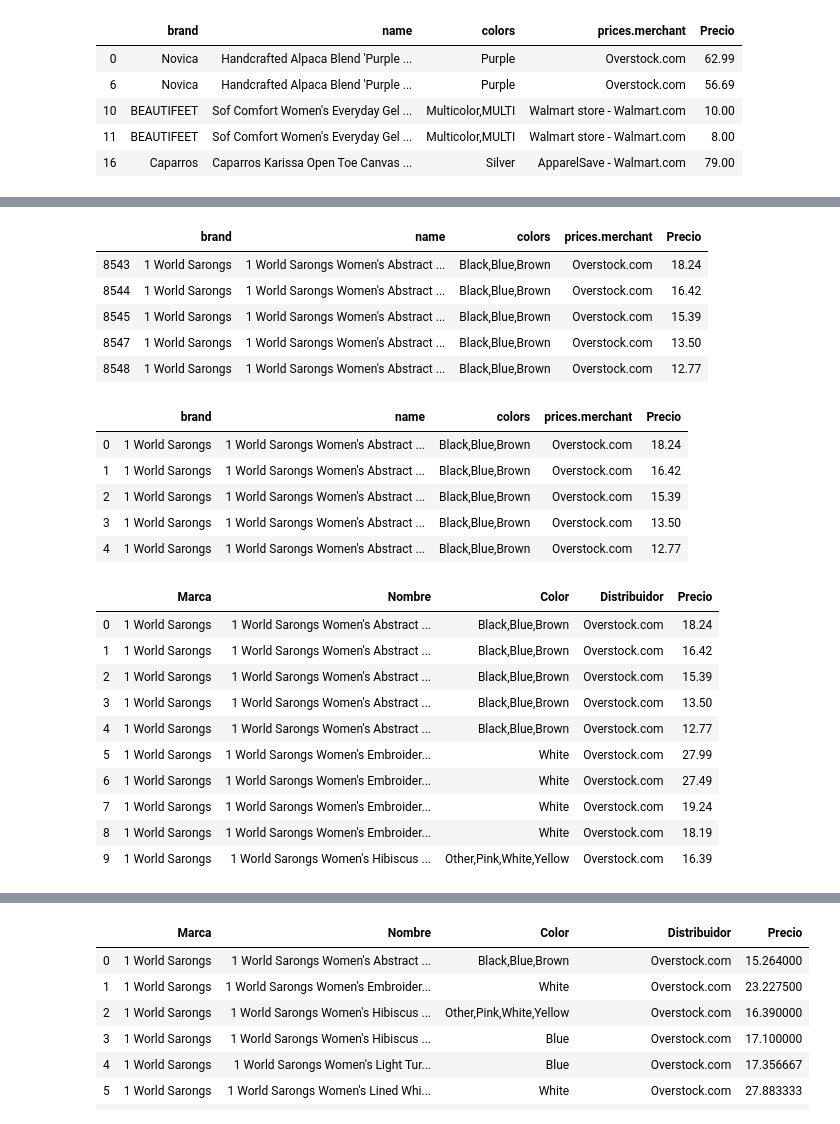
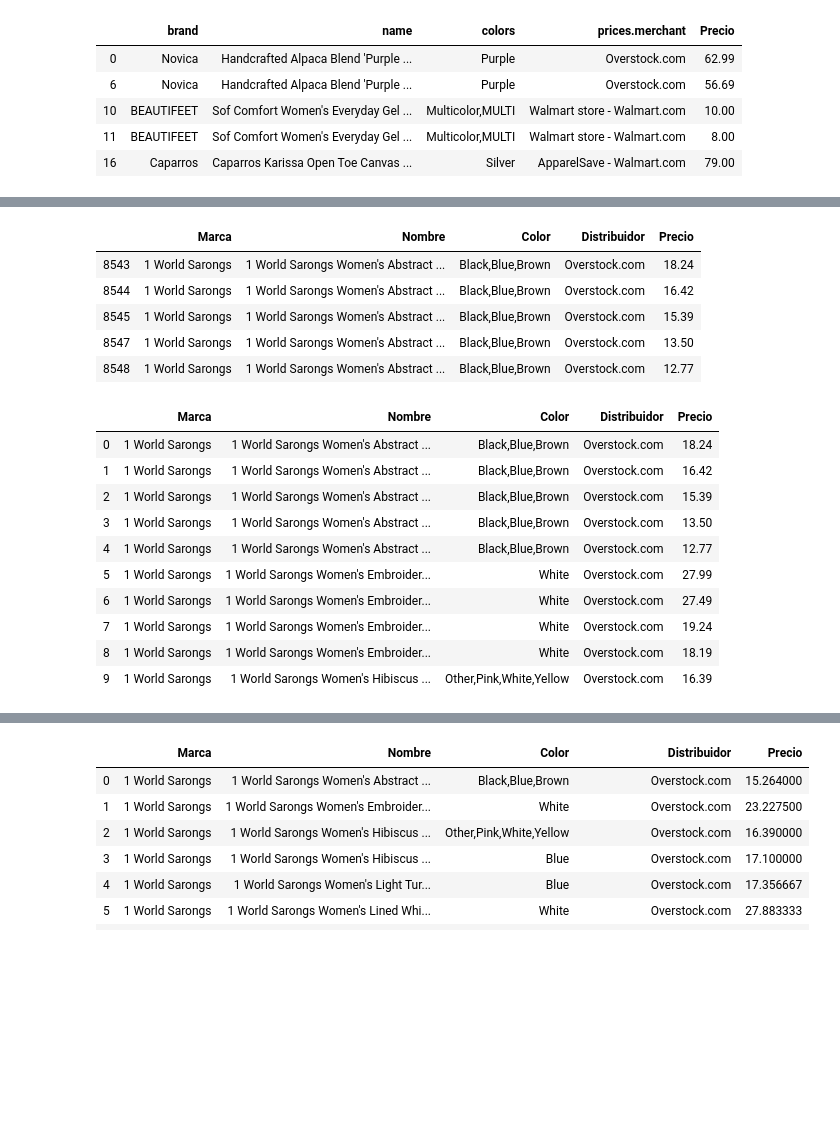
Before and after one commit to Miriam1999/PROYECTO-CDIN, a Jupyter notebook: Equipo9_ProyectoEntrega1.ipynb, the cells around one changed output, grey strips where cells are left out. Drawn from its saved outputs; the diff is of its cells as text; code cells hidden in the pictures; blank space fills up the shorter version.

```diff
--- a/Equipo9_ProyectoEntrega1.ipynb
+++ b/Equipo9_ProyectoEntrega1.ipynb
@@ -137,10 +155,10 @@ data.head(5)
 # %%
 # Ordenar los datos para poder trabjar el dataset y poder hacer el promedio para zapatos iguales pero de diferente precio
-data.sort_values(["brand", "name", "colors", "prices.merchant"] , inplace = True)
+data.sort_values(["Marca", "Nombre", "Color", "Distribuidor"] , inplace = True)
 # Mostrar datos
 data.head(5)
 # %% [output]
-|  | brand | name | colors | prices.merchant | Precio |
+|  | Marca | Nombre | Color | Distribuidor | Precio |
 | 8543 | 1 World Sarongs | 1 World Sarongs Women's Abstract ... | Black,Blue,Brown | Overstock.com | 18.24 |
 | 8544 | 1 World Sarongs | 1 World Sarongs Women's Abstract ... | Black,Blue,Brown | Overstock.com | 16.42 |
 | 8545 | 1 World Sarongs | 1 World Sarongs Women's Abstract ... | Black,Blue,Brown | Overstock.com | 15.39 |
@@ -150,30 +168,17 @@ data.head(5)
 # Hacer un nuevo dataframe con los índices que vayan de 1 en 1, iniciando en 0 (con el fin de poder trabajar el dataset)
 data.reset_index(inplace = True, drop = True)
 # Mostrar datos
-data.head(5)
+data.head(10)
 # %% [output]
-|  | brand | name | colors | prices.merchant | Precio |
+|  | Marca | Nombre | Color | Distribuidor | Precio |
 | 0 | 1 World Sarongs | 1 World Sarongs Women's Abstract ... | Black,Blue,Brown | Overstock.com | 18.24 |
 | 1 | 1 World Sarongs | 1 World Sarongs Women's Abstract ... | Black,Blue,Brown | Overstock.com | 16.42 |
 | 2 | 1 World Sarongs | 1 World Sarongs Women's Abstract ... | Black,Blue,Brown | Overstock.com | 15.39 |
 | 3 | 1 World Sarongs | 1 World Sarongs Women's Abstract ... | Black,Blue,Brown | Overstock.com | 13.50 |
 | 4 | 1 World Sarongs | 1 World Sarongs Women's Abstract ... | Black,Blue,Brown | Overstock.com | 12.77 |
+| 5 | 1 World Sarongs | 1 World Sarongs Women's Embroider... | White | Overstock.com | 27.99 |
+| 6 | 1 World Sarongs | 1 World Sarongs Women's Embroider... | White | Overstock.com | 27.49 |
+| 7 | 1 World Sarongs | 1 World Sarongs Women's Embroider... | White | Overstock.com | 19.24 |
+| 8 | 1 World Sarongs | 1 World Sarongs Women's Embroider... | White | Overstock.com | 18.19 |
+| 9 | 1 World Sarongs | 1 World Sarongs Women's Hibiscus ... | Other,Pink,White,Yellow | Overstock.com | 16.39 |
-# %%
-#  Renombrar para que sean nombres más intuitivos
-data.rename(columns = {"brand": "Marca", "name": "Nombre", "colors": "Color", "prices.merchant": "Distribuidor"},
-            inplace = True)
-# Mostrar datos
-data.head(10)
-# %% [output]
-|  | Marca | Nombre | Color | Distribuidor | Precio |
-| 0 | 1 World Sarongs | 1 World Sarongs Women's Abstract ... | Black,Blue,Brown | Overstock.com | 18.24 |
-| 1 | 1 World Sarongs | 1 World Sarongs Women's Abstract ... | Black,Blue,Brown | Overstock.com | 16.42 |
-| 2 | 1 World Sarongs | 1 World Sarongs Women's Abstract ... | Black,Blue,Brown | Overstock.com | 15.39 |
-| 3 | 1 World Sarongs | 1 World Sarongs Women's Abstract ... | Black,Blue,Brown | Overstock.com | 13.50 |
-| 4 | 1 World Sarongs | 1 World Sarongs Women's Abstract ... | Black,Blue,Brown | Overstock.com | 12.77 |
-| 5 | 1 World Sarongs | 1 World Sarongs Women's Embroider... | White | Overstock.com | 27.99 |
-| 6 | 1 World Sarongs | 1 World Sarongs Women's Embroider... | White | Overstock.com | 27.49 |
-| 7 | 1 World Sarongs | 1 World Sarongs Women's Embroider... | White | Overstock.com | 19.24 |
-| 8 | 1 World Sarongs | 1 World Sarongs Women's Embroider... | White | Overstock.com | 18.19 |
-| 9 | 1 World Sarongs | 1 World Sarongs Women's Hibiscus ... | Other,Pink,White,Yellow | Overstock.com | 16.39 |
 # %%
```
Also changed, not shown: parts of 27 cells of this notebook.
